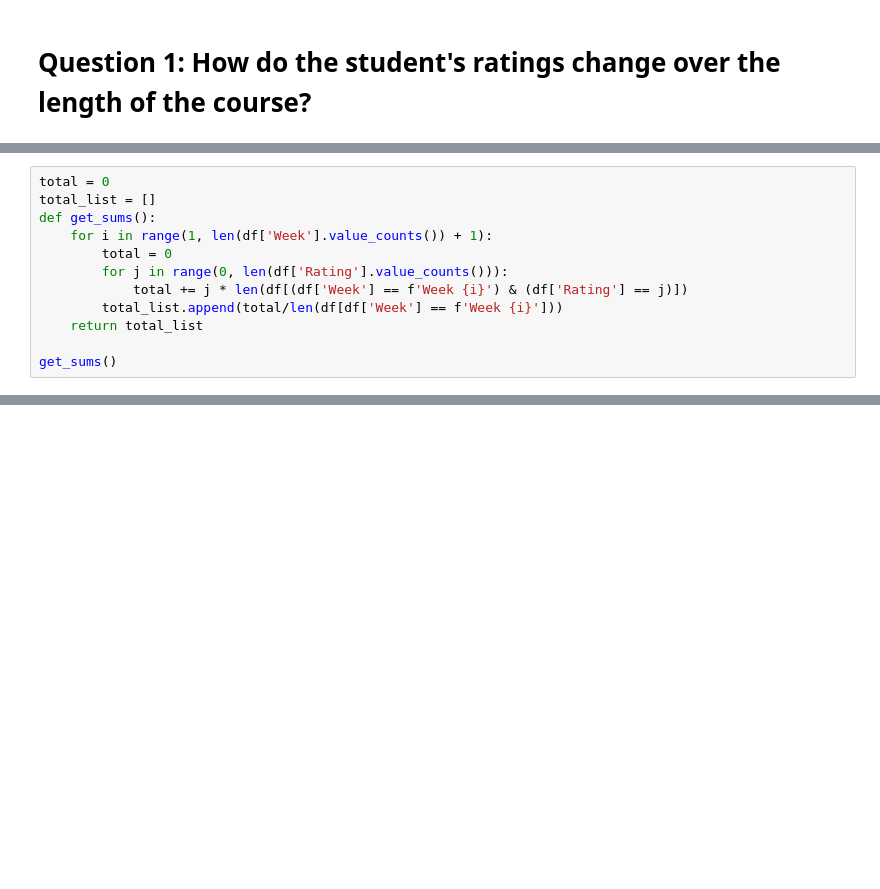
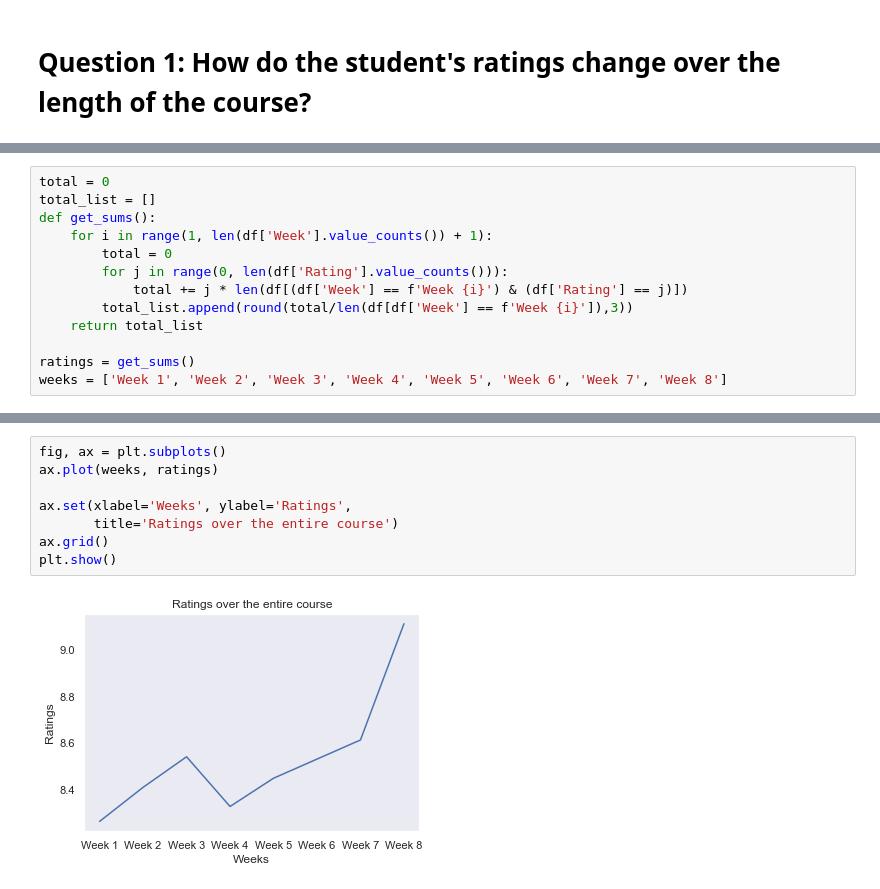
Before and after one commit to jon-infante/NPS_project, a Jupyter notebook: MidProject.ipynb, the cells around one changed output, grey strips where cells are left out. Cells and saved outputs as stored; diff of their text form; blank space fills up the shorter version.

```diff
--- a/MidProject.ipynb
+++ b/MidProject.ipynb
@@ -47,7 +66,8 @@ def get_sums():
         total = 0
         for j in range(0, len(df['Rating'].value_counts())):
             total += j * len(df[(df['Week'] == f'Week {i}') & (df['Rating'] == j)])
-        total_list.append(total/len(df[df['Week'] == f'Week {i}']))
+        total_list.append(round(total/len(df[df['Week'] == f'Week {i}']),3))
     return total_list
 
-get_sums()
+ratings = get_sums()
+weeks = ['Week 1', 'Week 2', 'Week 3', 'Week 4', 'Week 5', 'Week 6', 'Week 7', 'Week 8']
@@ -62,0 +76,10 @@ get_sums()
+# %%
+fig, ax = plt.subplots()
+ax.plot(weeks, ratings)
+
+ax.set(xlabel='Weeks', ylabel='Ratings',
+       title='Ratings over the entire course')
+ax.grid()
+plt.show()
+# %% [output]
+[figure, added]
```
Also changed, not shown: parts of 13 cells of this notebook, 2 other files.
